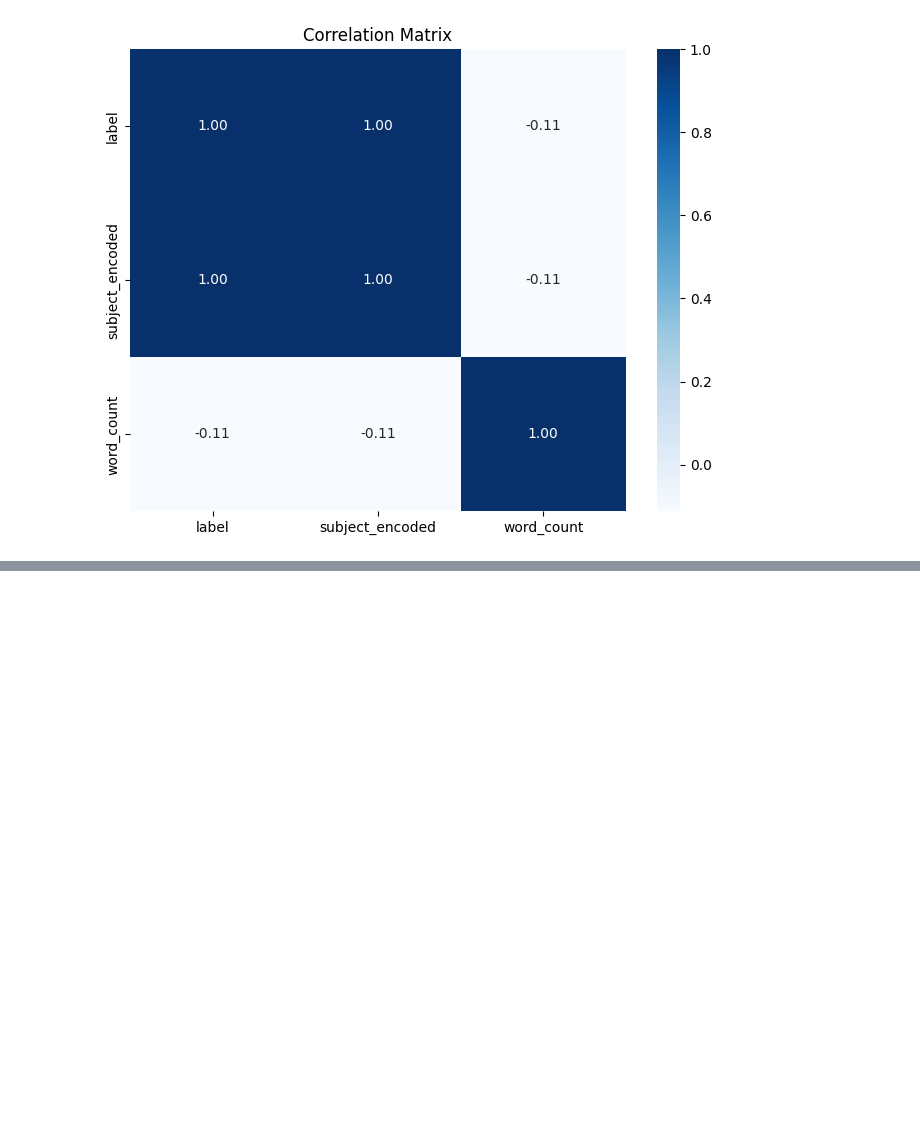
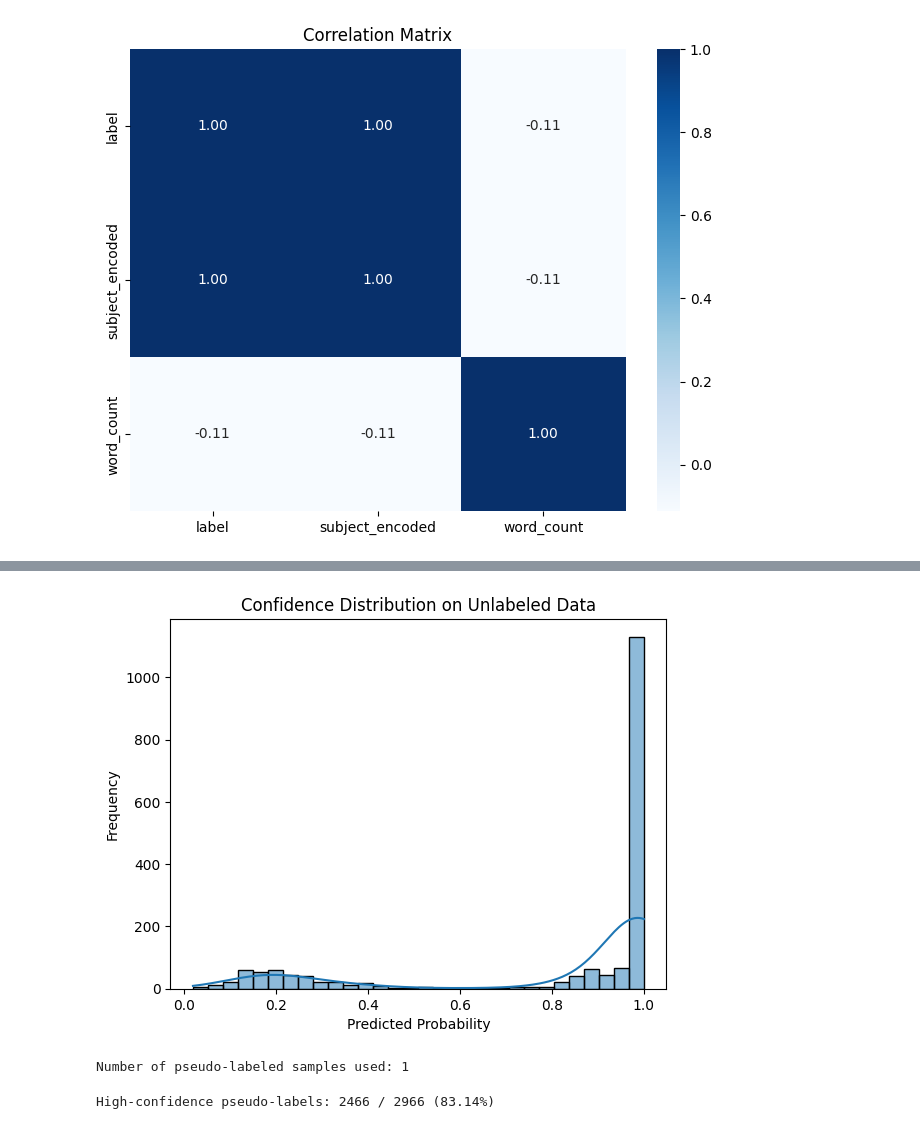
Before and after one commit to MythryeeA/Real-Vs-Fake-News-Detection, a Jupyter notebook: NM_fake_newsipynb.ipynb, the cells around one changed output, grey strips where cells are left out. Drawn from its saved outputs; the diff is of its cells as text; code cells hidden in the pictures; blank space fills up the shorter version.

```diff
--- a/NM_fake_newsipynb.ipynb
+++ b/NM_fake_newsipynb.ipynb
@@ -436,0 +535,21 @@ df.head()
+# %%
+import matplotlib.pyplot as plt
+import seaborn as sns
+sns.histplot(self_training_model.predict_proba(X_unlabeled)[:, 1], bins=30, kde=True)
+plt.title("Confidence Distribution on Unlabeled Data")
+plt.xlabel("Predicted Probability")
+plt.ylabel("Frequency")
+plt.show()
+# %% [output]
+[figure, added]
+# %%
+print("Number of pseudo-labeled samples used:", (self_training_model.labeled_iter_[-1]))
+# %% [output]
+Number of pseudo-labeled samples used: 1
+# %%
+#Report High-Confidence Sample Count
+high_conf = np.sum((probs < 0.2) | (probs > 0.8))
+total = len(probs)
+print(f"High-confidence pseudo-labels: {high_conf} / {total} ({high_conf/total:.2%})")
+# %% [output]
+High-confidence pseudo-labels: 2466 / 2966 (83.14%)
```
Also changed, not shown: parts of 20 cells of this notebook.
